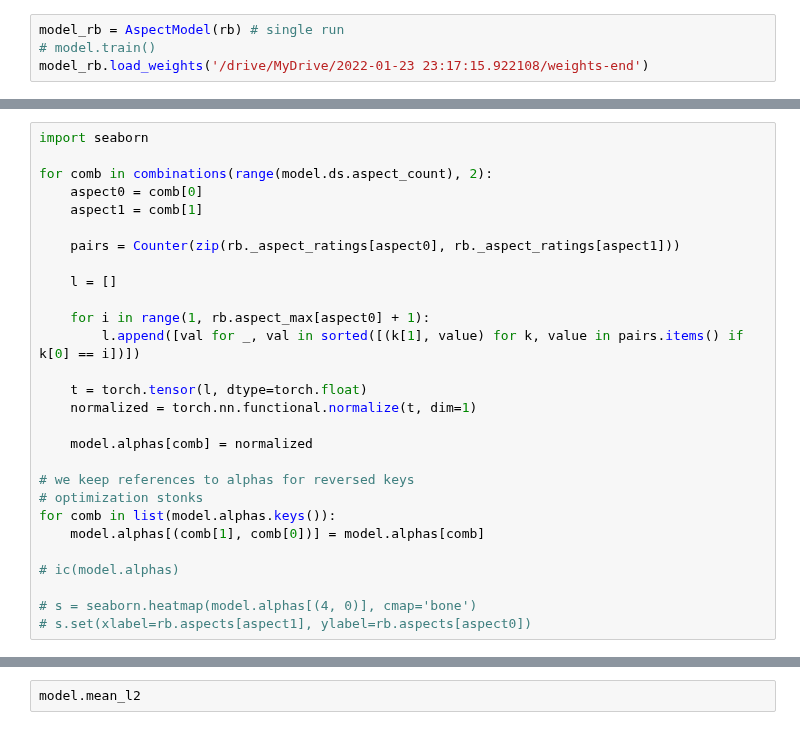
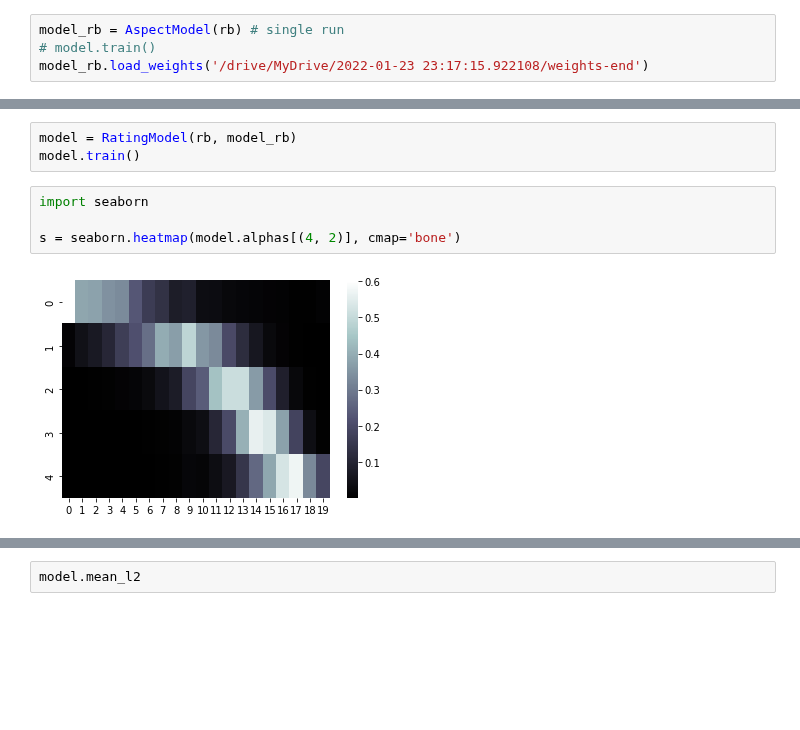
Before and after one commit to madziejm/1e100-ibu, a Jupyter notebook: 1e100ibu.ipynb, the cells around one changed output, grey strips where cells are left out. Saved outputs shown, nothing was run; the diff lists cells and outputs as text; blank space fills up the shorter version.

```diff
--- a/1e100ibu.ipynb
+++ b/1e100ibu.ipynb
@@ -1044,31 +994,12 @@ model.train()
-# %%
-import seaborn
-
-for comb in combinations(range(model.ds.aspect_count), 2):
-    aspect0 = comb[0]
-    aspect1 = comb[1]
-
-    pairs = Counter(zip(rb._aspect_ratings[aspect0], rb._aspect_ratings[aspect1]))
-
-    l = []
-
-    for i in range(1, rb.aspect_max[aspect0] + 1):
-        l.append([val for _, val in sorted([(k[1], value) for k, value in pairs.items() if k[0] == i])])
-
-    t = torch.tensor(l, dtype=torch.float)
-    normalized = torch.nn.functional.normalize(t, dim=1)
-
-    model.alphas[comb] = normalized
-
-# we keep references to alphas for reversed keys
-# optimization stonks
-for comb in list(model.alphas.keys()):
-    model.alphas[(comb[1], comb[0])] = model.alphas[comb]
-
-# ic(model.alphas)
-
-# s = seaborn.heatmap(model.alphas[(4, 0)], cmap='bone')
-# s.set(xlabel=rb.aspects[aspect1], ylabel=rb.aspects[aspect0])
+# %%
+model = RatingModel(rb, model_rb)
+model.train()
+# %%
+import seaborn
+
+s = seaborn.heatmap(model.alphas[(4, 2)], cmap='bone')
+# %% [output]
+[figure, added]
 # %%
 model.test_nll()
 # %% [output]
```
Also changed, not shown: parts of 11 cells of this notebook.
